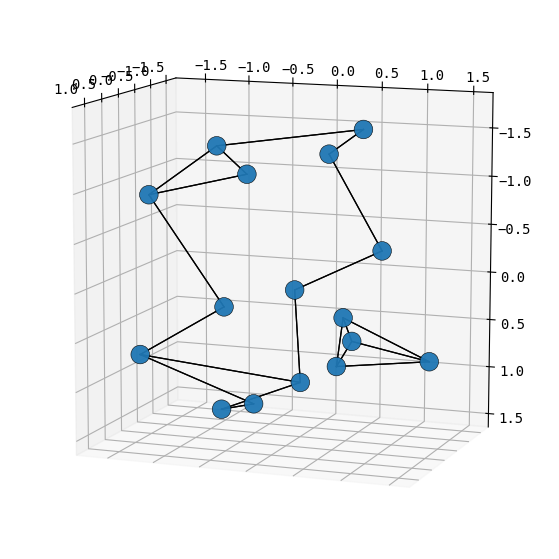
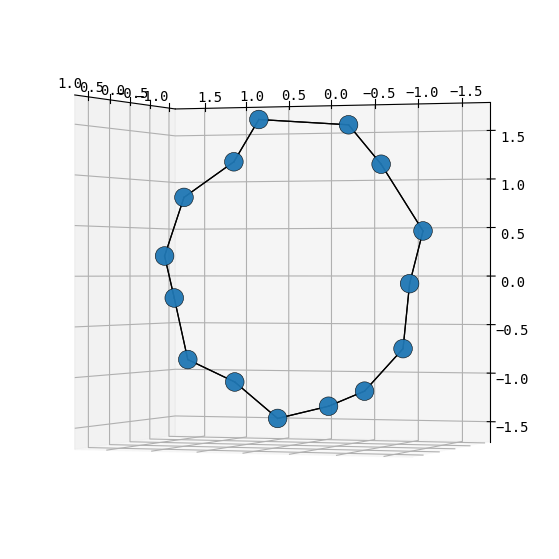
The change to this notebook cell's code, shown as a diff; its figure went from the first image to the second:
--- before
+++ after
@@ -3,17 +3,17 @@
 
 # Raw plotting constants for this block
-irregular_raw_elev = 67
-irregular_raw_azim = 118
-irregular_raw_roll = 116
-irregular_raw_axis_permutation = (0, 1, 2)
+cycle_raw_elev = 70
+cycle_raw_azim = -90
+cycle_raw_roll = +90
+cycle_raw_axis_permutation = (0, 1, 2)
 
 fig = plt.figure(figsize=(10, 7))
 ax = fig.add_subplot(111, projection='3d')
 
-_xi, _yi, _zi = irregular_raw_axis_permutation
+_xi, _yi, _zi = cycle_raw_axis_permutation
 ax.scatter(
-    irregular_reduced_embeddings[:, _xi],
-    irregular_reduced_embeddings[:, _yi],
-    irregular_reduced_embeddings[:, _zi],
+    cycle_reduced_embeddings[:, _xi],
+    cycle_reduced_embeddings[:, _yi],
+    cycle_reduced_embeddings[:, _zi],
     s=180,
     alpha=0.95,
@@ -22,14 +22,14 @@
 )
 
-for u, v in irregular_edge_list:
+for u, v in cycle_edge_list:
     ax.plot(
-        [irregular_reduced_embeddings[u, _xi], irregular_reduced_embeddings[v, _xi]],
-        [irregular_reduced_embeddings[u, _yi], irregular_reduced_embeddings[v, _yi]],
-        [irregular_reduced_embeddings[u, _zi], irregular_reduced_embeddings[v, _zi]],
+        [cycle_reduced_embeddings[u, _xi], cycle_reduced_embeddings[v, _xi]],
+        [cycle_reduced_embeddings[u, _yi], cycle_reduced_embeddings[v, _yi]],
+        [cycle_reduced_embeddings[u, _zi], cycle_reduced_embeddings[v, _zi]],
         color='k',
         linewidth=0.9,
     )
 
-ax.view_init(elev=float(irregular_raw_elev), azim=float(irregular_raw_azim), roll=float(irregular_raw_roll))
+ax.view_init(elev=float(cycle_raw_elev), azim=float(cycle_raw_azim), roll=float(cycle_raw_roll))
 plt.title("")
 plt.show()

Commit: transformer-decoder on tiny graphs